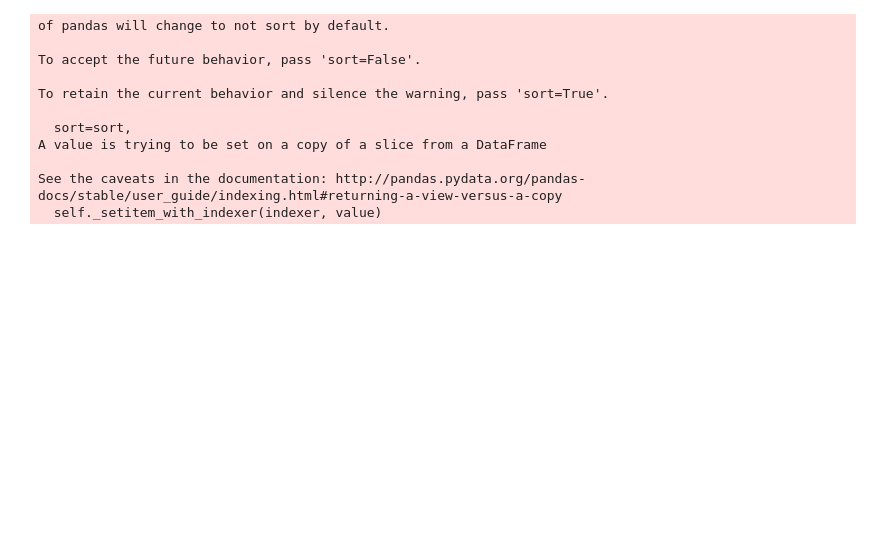
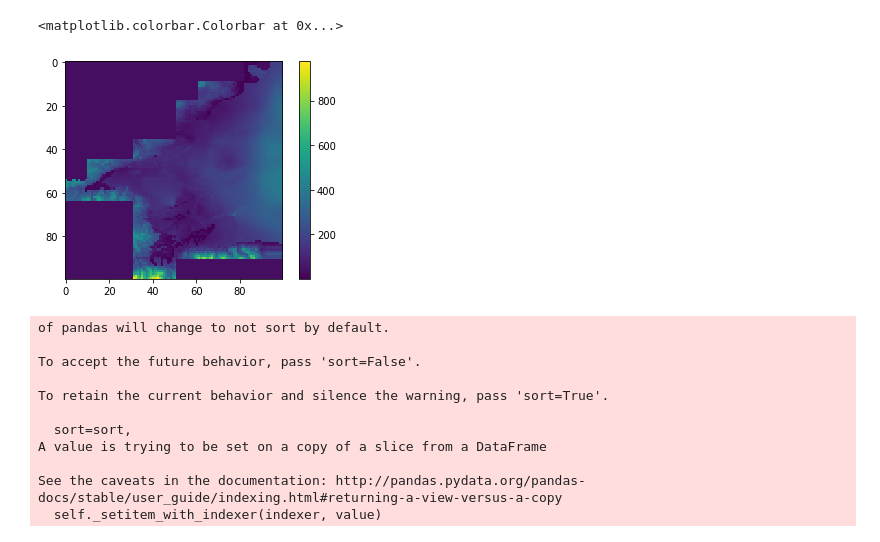
Before and after one commit to LudovicSchorpp/TM_Ludovic_Schorpp, a Jupyter notebook: codes_tests/Modeles2D/test_premier_model/test_premier_model.ipynb, the cells around one changed output. Saved outputs shown, nothing was run; the diff lists cells and outputs as text; code cells hidden in the pictures; blank space fills up the shorter version.

```diff
--- a/codes_tests/Modeles2D/test_premier_model/test_premier_model.ipynb
+++ b/codes_tests/Modeles2D/test_premier_model/test_premier_model.ipynb
@@ -84,5 +79,9 @@ BOT = PMS
 BOT[PMS==-9999] = PC[PMS==-9999]
 BOT[PC==-9999] = Q[PC==-9999]
 BOT[BOT==-9999] = 0
-# %%
-BOT -= 15
+# %%
+plt.imshow(top-BOT)
+plt.colorbar()
+# %% [output]
+<matplotlib.colorbar.Colorbar at 0x...>
+[figure, added]
```
Also changed, not shown: parts of 17 cells of this notebook, 17 other files.
